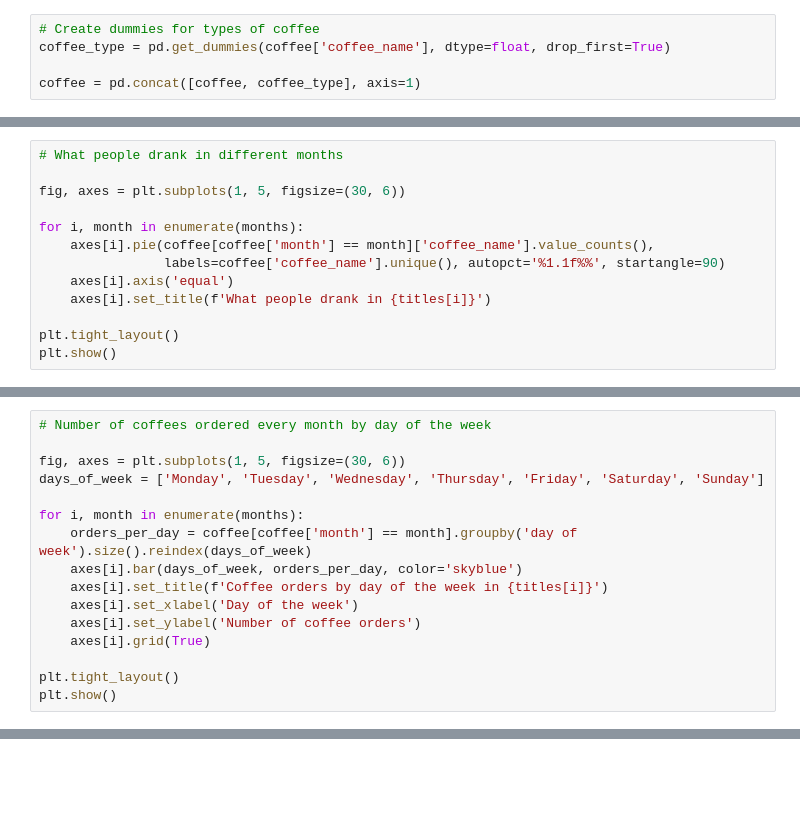
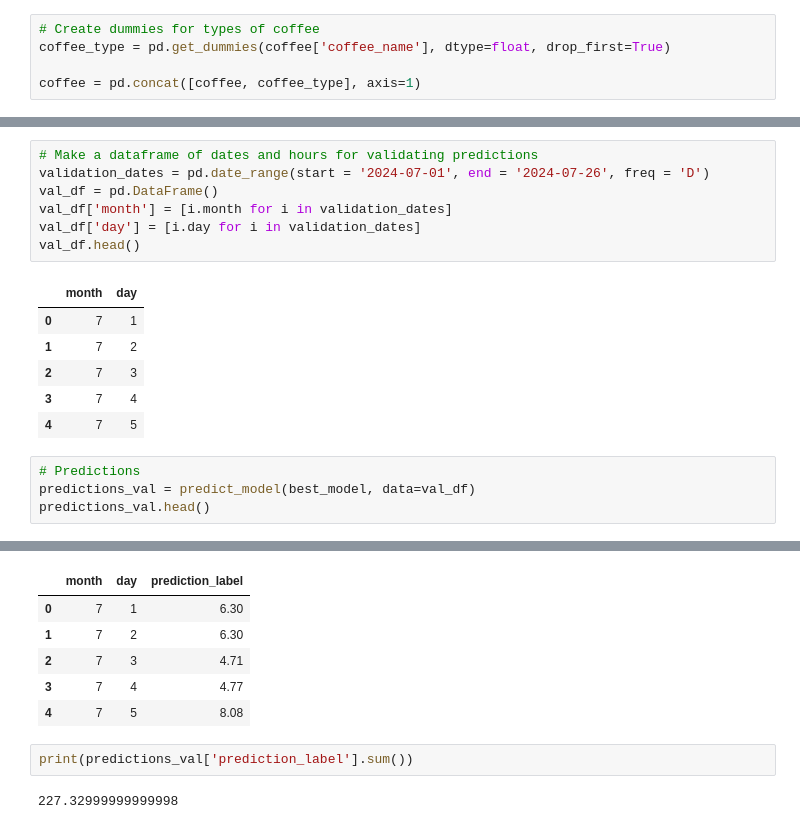
Before and after one commit to jasna-tomasovic/Coffee-Consumption-Predictions, a Jupyter notebook: coffee-consumption-predictions.ipynb, the cells around one changed output, grey strips where cells are left out. Saved outputs shown, nothing was run; the diff lists cells and outputs as text; blank space fills up the shorter version.

```diff
--- a/coffee-consumption-predictions.ipynb
+++ b/coffee-consumption-predictions.ipynb
@@ -187,13 +65,0 @@ plt.show()
-# %%
-# What people drank in different months
-
-fig, axes = plt.subplots(1, 5, figsize=(30, 6))
-
-for i, month in enumerate(months):
-    axes[i].pie(coffee[coffee['month'] == month]['coffee_name'].value_counts(),
-                labels=coffee['coffee_name'].unique(), autopct='%1.1f%%', startangle=90)
-    axes[i].axis('equal')
-    axes[i].set_title(f'What people drank in {titles[i]}')
-
-plt.tight_layout()
-plt.show()
@@ -254,16 +65,0 @@ sns.countplot(x='month', data=coffee)
-# %%
-# Number of coffees ordered every month by day of the week
-
-fig, axes = plt.subplots(1, 5, figsize=(30, 6))
-days_of_week = ['Monday', 'Tuesday', 'Wednesday', 'Thursday', 'Friday', 'Saturday', 'Sunday']
-
-for i, month in enumerate(months):
-    orders_per_day = coffee[coffee['month'] == month].groupby('day of week').size().reindex(days_of_week)
-    axes[i].bar(days_of_week, orders_per_day, color='skyblue')
-    axes[i].set_title(f'Coffee orders by day of the week in {titles[i]}')
-    axes[i].set_xlabel('Day of the week')
-    axes[i].set_ylabel('Number of coffee orders')
-    axes[i].grid(True)
-
-plt.tight_layout()
-plt.show()
@@ -304,0 +163,19 @@ plt.show()
+# %%
+# Make a dataframe of dates and hours for validating predictions
+validation_dates = pd.date_range(start = '2024-07-01', end = '2024-07-26', freq = 'D')
+val_df = pd.DataFrame()
+val_df['month'] = [i.month for i in validation_dates]
+val_df['day'] = [i.day for i in validation_dates]
+val_df.head()
+# %% [output]
+|  | month | day |
+| 0 | 7 | 1 |
+| 1 | 7 | 2 |
+| 2 | 7 | 3 |
+| 3 | 7 | 4 |
+| 4 | 7 | 5 |
+# %%
+# Predictions
+predictions_val = predict_model(best_model, data=val_df)
+predictions_val.head()
+# %% [output]
@@ -304,0 +183,10 @@ plt.show()
+|  | month | day | prediction_label |
+| 0 | 7 | 1 | 6.30 |
+| 1 | 7 | 2 | 6.30 |
+| 2 | 7 | 3 | 4.71 |
+| 3 | 7 | 4 | 4.77 |
+| 4 | 7 | 5 | 8.08 |
+# %%
+print(predictions_val['prediction_label'].sum())
+# %% [output]
+227.32999999999998
```
Also changed, not shown: parts of 36 cells of this notebook.
